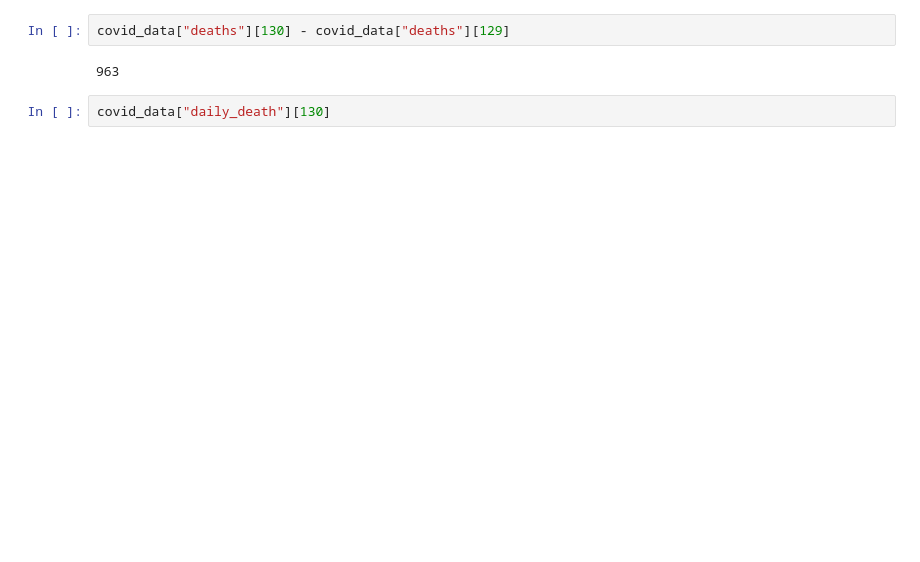
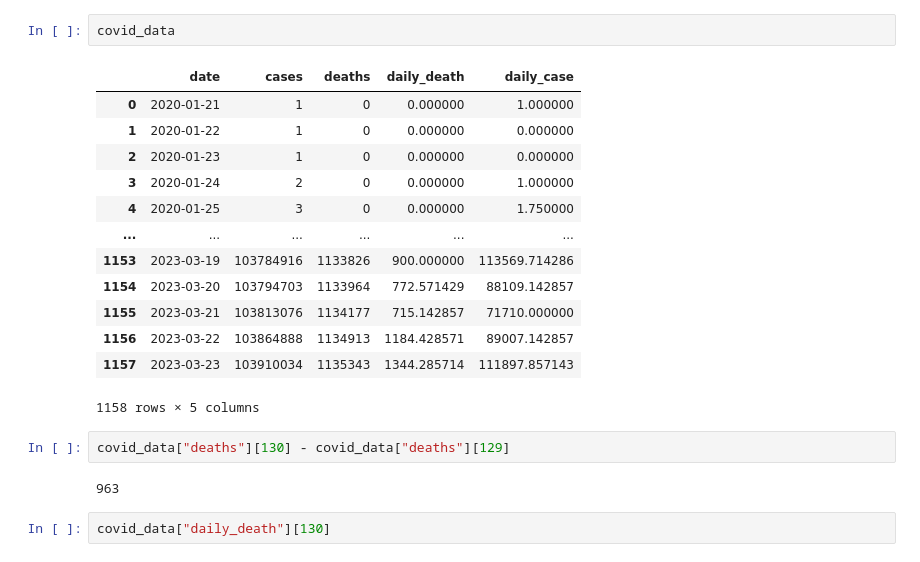
Before and after one commit to CalvinRoth/CovidEmotionsProject, a Jupyter notebook: project.ipynb, the cells around one changed output. Drawn from its saved outputs; the diff is of its cells as text; blank space fills up the shorter version.

```diff
--- a/project.ipynb
+++ b/project.ipynb
@@ -28,3 +37,19 @@ covid_data = covid_data.fillna(0)
+# %%
+covid_data
+# %% [output]
+|  | date | cases | deaths | daily_death | daily_case |
+| 0 | 2020-01-21 | 1 | 0 | 0.000000 | 1.000000 |
+| 1 | 2020-01-22 | 1 | 0 | 0.000000 | 0.000000 |
+| 2 | 2020-01-23 | 1 | 0 | 0.000000 | 0.000000 |
+| 3 | 2020-01-24 | 2 | 0 | 0.000000 | 1.000000 |
+| 4 | 2020-01-25 | 3 | 0 | 0.000000 | 1.750000 |
+| ... | ... | ... | ... | ... | ... |
+| 1153 | 2023-03-19 | 103784916 | 1133826 | 900.000000 | 113569.714286 |
+| 1154 | 2023-03-20 | 103794703 | 1133964 | 772.571429 | 88109.142857 |
+| 1155 | 2023-03-21 | 103813076 | 1134177 | 715.142857 | 71710.000000 |
+| 1156 | 2023-03-22 | 103864888 | 1134913 | 1184.428571 | 89007.142857 |
+| 1157 | 2023-03-23 | 103910034 | 1135343 | 1344.285714 | 111897.857143 |
+1158 rows × 5 columns
 # %%
 covid_data["deaths"][130] - covid_data["deaths"][129]
 # %% [output]
```
Also changed, not shown: parts of 33 cells of this notebook, 8 other files.
